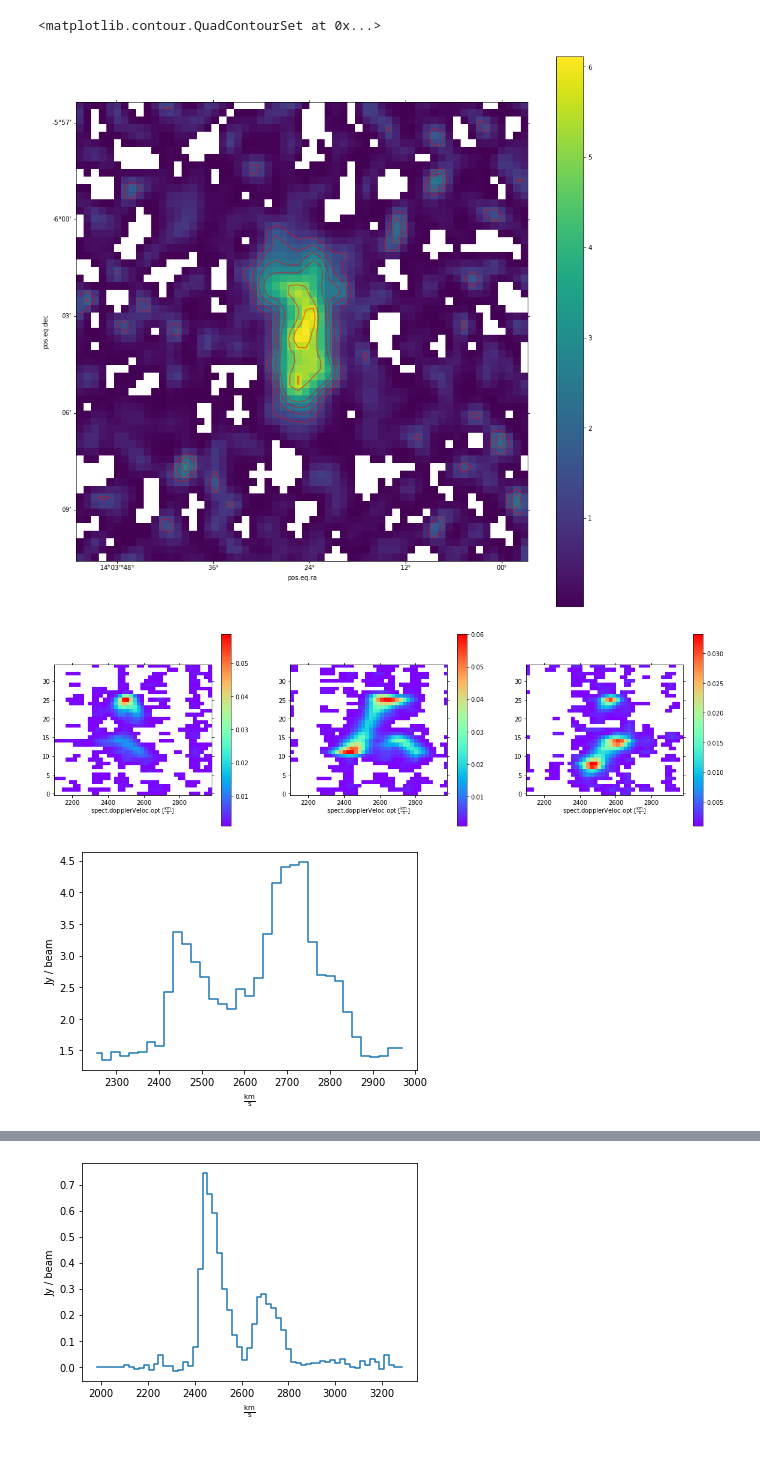
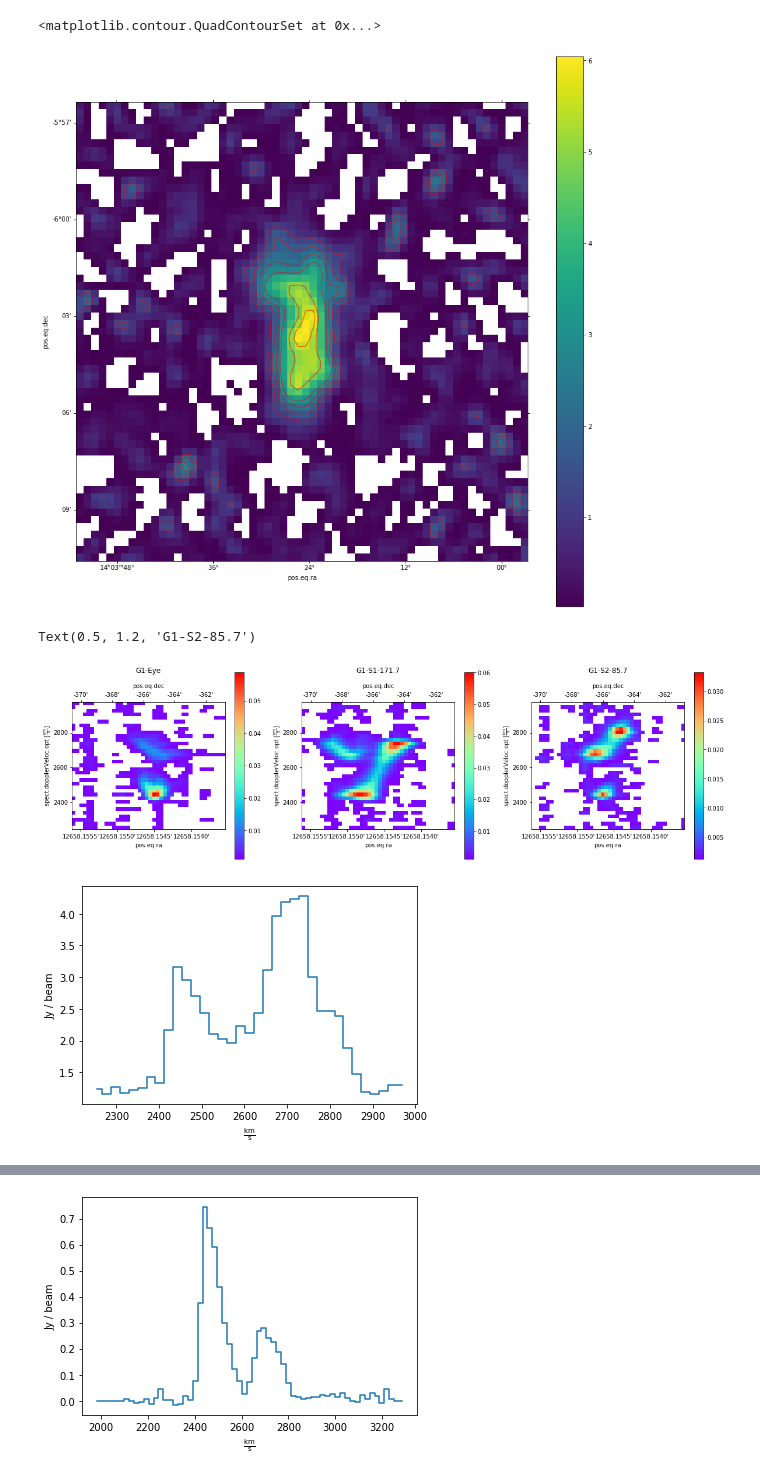
Before and after one commit to spectram/meerchoirs, a Jupyter notebook: g1vla-analysis.ipynb, the cells around one changed output, grey strips where cells are left out. Cells and saved outputs as stored; diff of their text form; code cells hidden in the pictures.

```diff
--- a/g1vla-analysis.ipynb
+++ b/g1vla-analysis.ipynb
@@ -15,7 +15,7 @@ cubeim=path+'J1403-box.image.fits'
 newcube=sc.read(cubeim)
 velcube=newcube.with_spectral_unit(unit=U.km/U.s, velocity_convention='optical',rest_value=1.420405761768*U.GHz) #Converting cube to vel scale
 velcube_chan=velcube[15:50,:,:] #Channel Cuts
-mask= (velcube_chan > 0.001 *U.Jy/U.beam) #Signal clip
+mask= (velcube_chan > 0.00125 *U.Jy/U.beam) #Signal clip
 vel_masked=velcube_chan.with_mask(mask)
 mom0=vel_masked.moment(order=0) #mom0
 mom0.write(path+'J1403-box.mom0.fits', overwrite=True)
@@ -43,7 +43,7 @@ plt.colorbar(mom0plt,ax=mo)
 mo.contour(mom0.data, colors=['red'], alpha=0.5, levels=levels)
 # %% [output]
 <matplotlib.contour.QuadContourSet at 0x...>
-[figure, old version]
+[figure, new version]
 # %%
 #PV Slice extractor and SpectralCube
 
@@ -51,8 +51,12 @@ from pvextractor import extract_pv_slice
 from pvextractor.geometry import PathFromCenter
 from astropy.coordinates import SkyCoord
 
+#By Eye general
+coordg1 = SkyCoord('14h03m25.47s -06d02m55.44s')
+pathg1 = PathFromCenter(center=coordg1, length=10 * U.arcmin, angle=273 * U.deg, width=1 * U.arcsec)
+pvg1 = extract_pv_slice(vel_masked[:,:,:], pathg1)
+
 #Optical PA
-
 coords1 = SkyCoord('14h03m24.88s -06d04m09.14s')
 paths1 = PathFromCenter(center=coords1, length=10 * U.arcmin, angle=171.7 * U.deg, width=1 * U.arcsec)
 pvs1 = extract_pv_slice(vel_masked[:,:,:], paths1)
@@ -60,53 +64,53 @@ pvs1 = extract_pv_slice(vel_masked[:,:,:], paths1)
 coords2 = SkyCoord('14h03m26.09s -06d01m51.20s')
 paths2 = PathFromCenter(center=coords2, length=10 * U.arcmin, angle=85.7 * U.deg, width=1 * U.arcsec)
 pvs2 = extract_pv_slice(vel_masked[:,:,:], paths2)
-
-#By Eye general
-coordg1 = SkyCoord('14h03m25.47s -06d02m55.44s')
-pathg1 = PathFromCenter(center=coordg1, length=10 * U.arcmin, angle=273 * U.deg, width=1 * U.arcsec)
-pvg1 = extract_pv_slice(vel_masked[:,:,:], pathg1)
 
 #By eye S2
 # coords2 = SkyCoord('14h03m26.09s -06d01m51.20s')
 # paths2 = PathFromCenter(center=coords2, length=10 * U.arcmin, angle=351 * U.deg, width=1 * U.arcsec)
 # pvs2 = extract_pv_slice(vel_masked[:,:,:], paths2)
 
 #pv.writeto(path+'my_slice.fits',)
 
 plt.figure(figsize=(20,20))
-ag1 = plt.subplot(3,3,1,projection=vel_masked.wcs, slices=(0,0,'x'))
+ag1 = plt.subplot(3,3,1,projection=vel_masked.wcs, slices=(0,'x','y'))
 pvg1im=ag1.imshow(pvg1.data, origin='lower', cmap='rainbow')
 ag1.coords[2].set_format_unit(U.km / U.s)
 ag1.coords[1].set_format_unit(U.arcmin)
 ag1.coords[0].set_format_unit(U.arcmin)
-ag1.invert_xaxis()
-#ag1.yaxis.set_visible(False)
+ag1.invert_yaxis()
 plt.colorbar(pvg1im)
+ag1.set_title('G1-Eye',y=1.2)
 
-as1 = plt.subplot(3,3,2,projection=vel_masked.wcs, slices=(0,0,'x'))
+
+as1 = plt.subplot(3,3,2,projection=vel_masked.wcs, slices=(0,'x','y'))
 pvs1im=as1.imshow(pvs1.data,origin='lower', cmap='rainbow')
 plt.colorbar(pvs1im)
 as1.coords[2].set_format_unit(U.km / U.s)
 as1.coords[1].set_format_unit(U.arcmin)
 as1.coords[0].set_format_unit(U.arcmin)
-as1.invert_xaxis()
+as1.invert_yaxis()
+as1.set_title('G1-S1-171.7',y=1.2)
 
-as2 = plt.subplot(3,3,3,projection=vel_masked.wcs, slices=(0,0,'x'))
+
+as2 = plt.subplot(3,3,3,projection=vel_masked.wcs, slices=(0,'x','y'))
 pvs2im=as2.imshow(pvs2.data, cmap='rainbow')
 plt.colorbar(pvs2im)
 as2.coords[2].set_format_unit(U.km / U.s)
 as2.coords[1].set_format_unit(U.arcmin)
 as2.coords[0].set_format_unit(U.arcmin)
-as2.invert_xaxis()
+as2.invert_yaxis()
+as2.set_title('G1-S2-85.7',y=1.2)
 # %% [output]
+Text(0.5, 1.2, 'G1-S2-85.7')
-[figure, old version]
+[figure, new version]
 # %%
 #Extract Spectrum
 
 spec = vel_masked.sum(axis=(1,2))
 spec.quicklook()
 # %% [output]
-[figure, old version]
+[figure, new version]
 # %%
 ## Masked Spectrum Extraction -G1S1
 import regions
```
Also changed, not shown: parts of 9 cells of this notebook, 1 other file.
